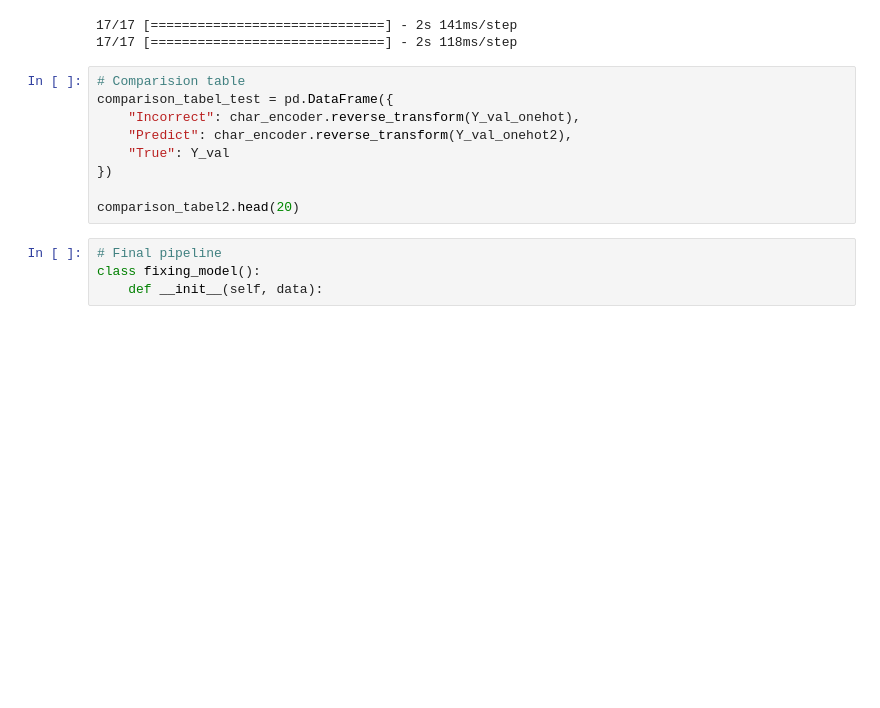
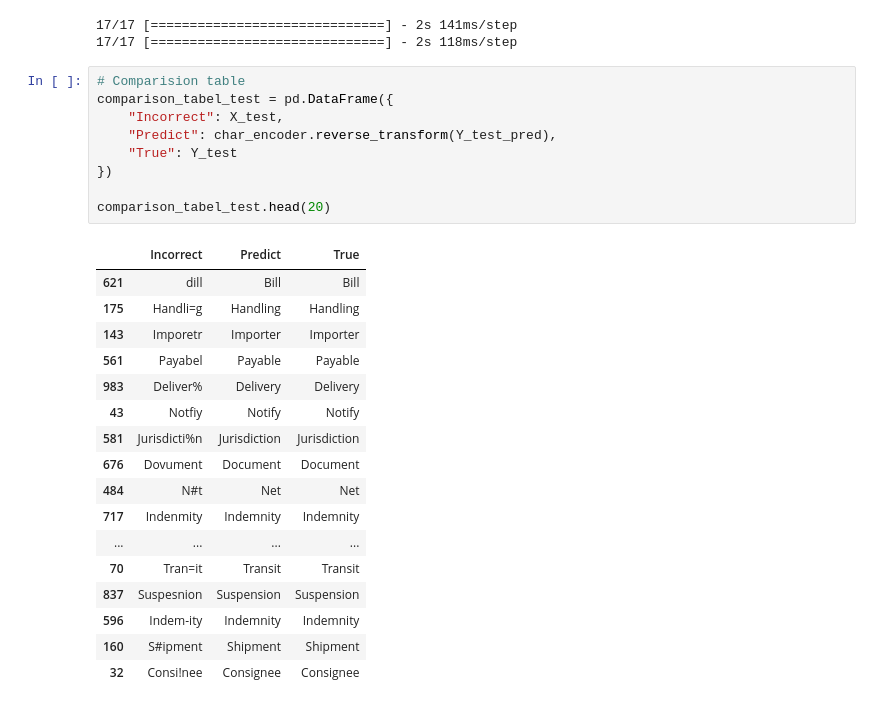
Before and after one commit to dts-uep/BL_Reader, a Jupyter notebook: notebooks/fixing_model.ipynb, the cells around one changed output. Cells and saved outputs as stored; diff of their text form; blank space fills up the shorter version.

```diff
--- a/notebooks/fixing_model.ipynb
+++ b/notebooks/fixing_model.ipynb
@@ -615,13 +613,27 @@ Y_test_pred = np.eye(char_encoder.vocab_size)[
 # %%
 # Comparision table
 comparison_tabel_test = pd.DataFrame({
-    "Incorrect": char_encoder.reverse_transform(Y_val_onehot),
-    "Predict": char_encoder.reverse_transform(Y_val_onehot2),
-    "True": Y_val
+    "Incorrect": X_test,
+    "Predict": char_encoder.reverse_transform(Y_test_pred),
+    "True": Y_test
 })
 
-comparison_tabel2.head(20)
+comparison_tabel_test.head(20)
+# %% [output]
+|  | Incorrect | Predict | True |
+| 621 | dill | Bill | Bill |
+| 175 | Handli=g | Handling | Handling |
+| 143 | Imporetr | Importer | Importer |
+| 561 | Payabel | Payable | Payable |
+| 983 | Deliver% | Delivery | Delivery |
+| 43 | Notfiy | Notify | Notify |
+| 581 | Jurisdicti%n | Jurisdiction | Jurisdiction |
+| 676 | Dovument | Document | Document |
+| 484 | N#t | Net | Net |
+| 717 | Indenmity | Indemnity | Indemnity |
+| ... | ... | ... | ... |
+| 70 | Tran=it | Transit | Transit |
+| 837 | Suspesnion | Suspension | Suspension |
+| 596 | Indem-ity | Indemnity | Indemnity |
+| 160 | S#ipment | Shipment | Shipment |
+| 32 | Consi!nee | Consignee | Consignee |
-# %%
-# Final pipeline
-class fixing_model():
-    def __init__(self, data):
```
Also changed, not shown: parts of 4 cells of this notebook.
